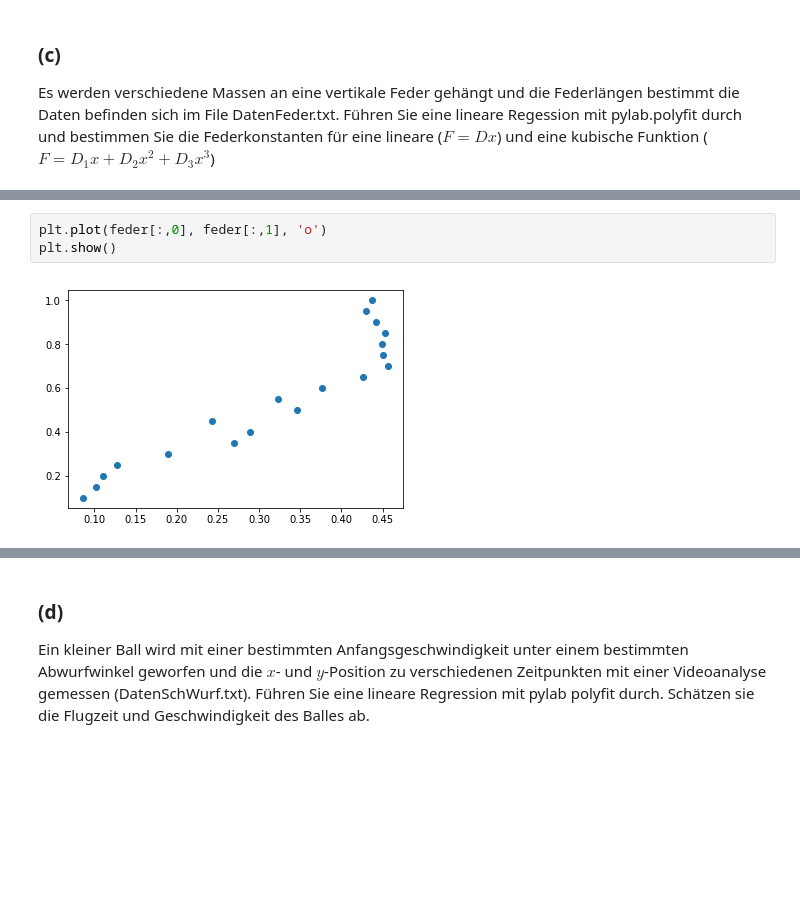
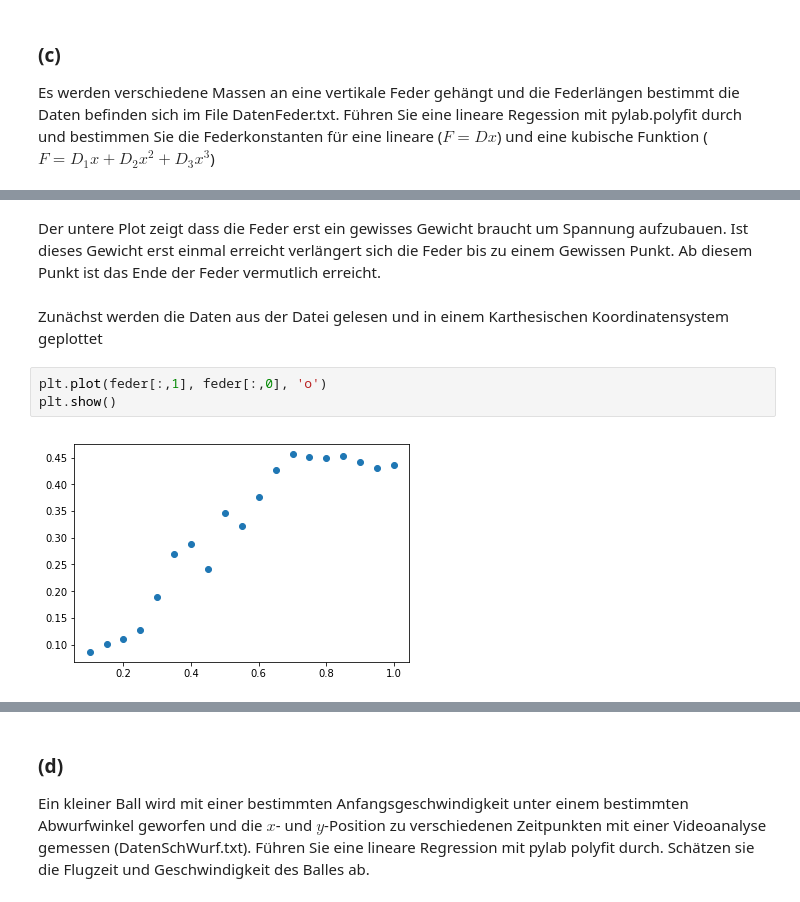
Before and after one commit to AlexandraMayer/Modellbildung-und-Simulation, a Jupyter notebook: Klassische Mechanik 1-Copy1.ipynb, the cells around one changed output, grey strips where cells are left out. Drawn from its saved outputs; the diff is of its cells as text; blank space fills up the shorter version.

```diff
--- a/Klassische Mechanik 1-Copy1.ipynb
+++ b/Klassische Mechanik 1-Copy1.ipynb
@@ -319,5 +339,9 @@ feder = np.loadtxt("DatenFeder.txt", skiprows=1)
+# %% [markdown]
+Der untere Plot zeigt dass die Feder erst ein gewisses Gewicht braucht um Spannung aufzubauen. Ist dieses Gewicht erst einmal erreicht verlängert sich die Feder bis zu einem Gewissen Punkt. Ab diesem Punkt ist das Ende der Feder vermutlich erreicht.
+# %% [markdown]
+Zunächst werden die Daten aus der Datei gelesen und in einem Karthesischen Koordinatensystem geplottet
 # %%
-plt.plot(feder[:,0], feder[:,1], 'o')
+plt.plot(feder[:,1], feder[:,0], 'o')
 plt.show()
 # %% [output]
-[figure, old version]
+[figure, new version]
```
Also changed, not shown: parts of 21 cells of this notebook.
